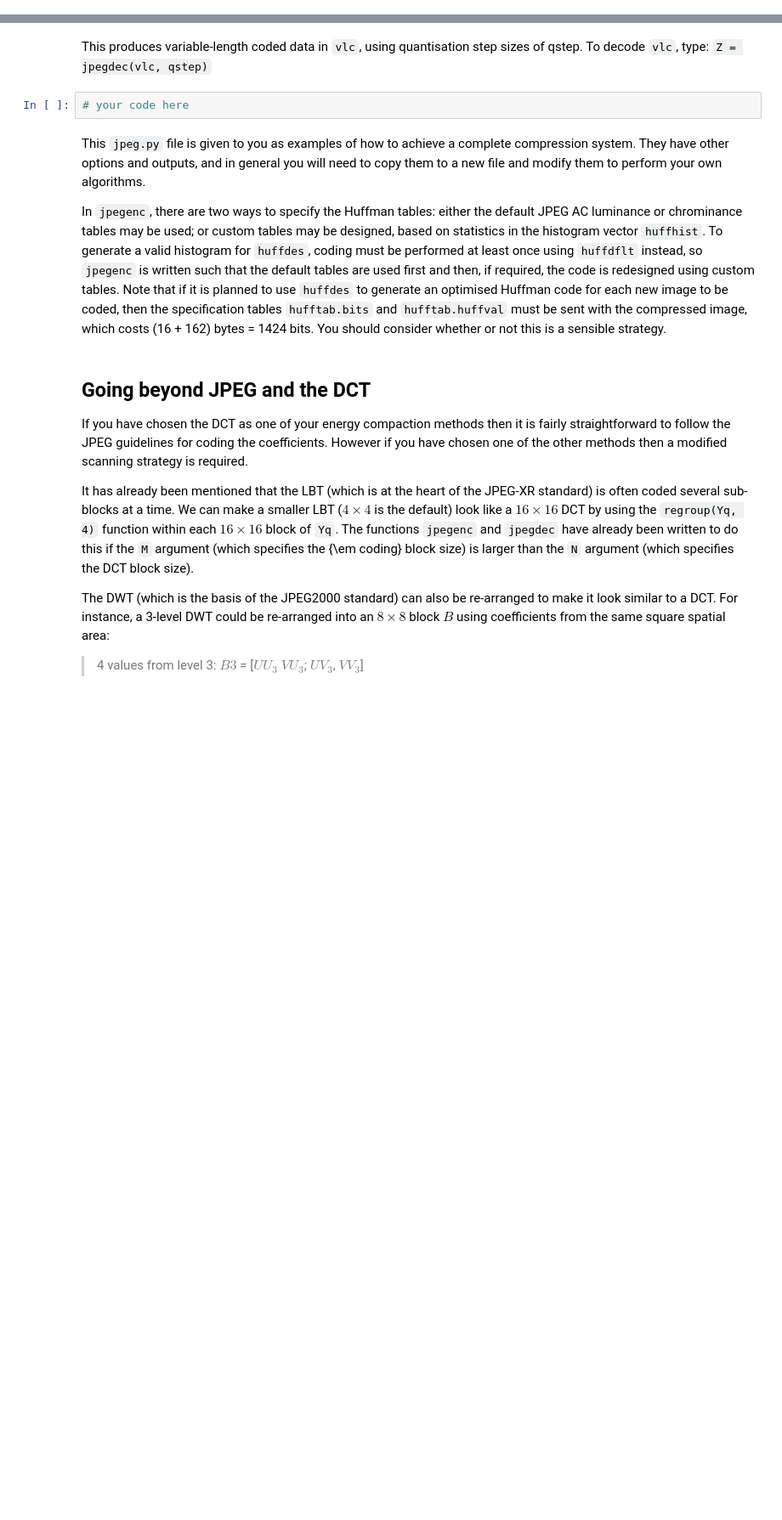
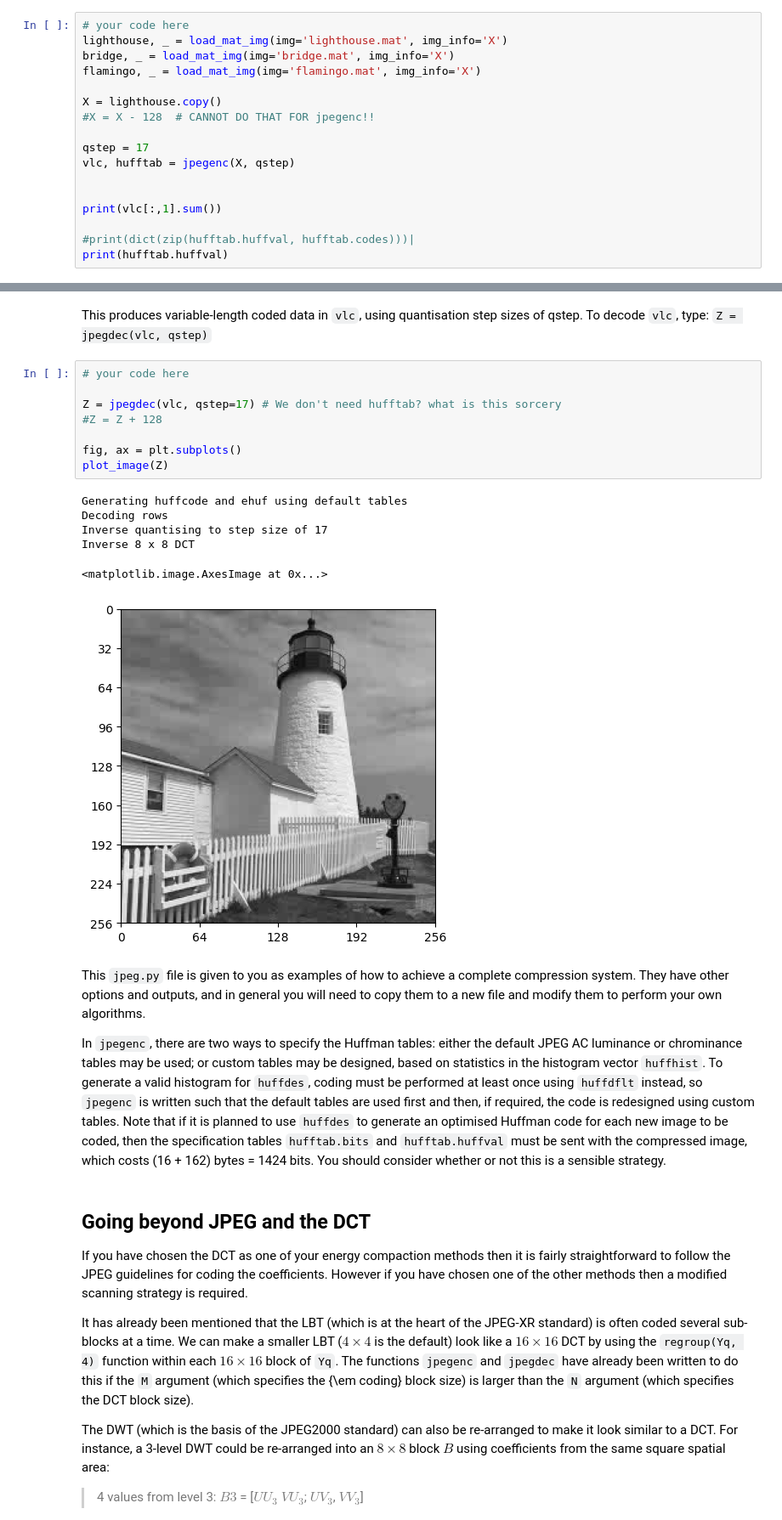
Before and after one commit to jet-tong/cued_sf2_lab, a Jupyter notebook: 12-huffman-jensen.ipynb, the cells around one changed output, grey strips where cells are left out. Shown at 85% size. Cells and saved outputs as stored; diff of their text form; blank space fills up the shorter version.

```diff
--- a/12-huffman-jensen.ipynb
+++ b/12-huffman-jensen.ipynb
@@ -124,0 +123,17 @@ You can inspect the codewords with `dict(zip(hufftab.huffval, hufftab.codes))`.
+# %%
+# your code here
+lighthouse, _ = load_mat_img(img='lighthouse.mat', img_info='X')
+bridge, _ = load_mat_img(img='bridge.mat', img_info='X')
+flamingo, _ = load_mat_img(img='flamingo.mat', img_info='X')
+
+X = lighthouse.copy()
+#X = X - 128  # CANNOT DO THAT FOR jpegenc!!
+
+qstep = 17
+vlc, hufftab = jpegenc(X, qstep)
+
+
+print(vlc[:,1].sum())
+
+#print(dict(zip(hufftab.huffval, hufftab.codes)))|
+print(hufftab.huffval)
@@ -125,7 +156,20 @@ You can inspect the codewords with `dict(zip(hufftab.huffval, hufftab.codes))`.
 # %% [markdown]
 This produces variable-length coded data in `vlc`, using quantisation step sizes of qstep.  To decode `vlc`, type:  `Z = jpegdec(vlc, qstep)`
-# %%
-# your code here
+# %%
+# your code here
+
+Z = jpegdec(vlc, qstep=17) # We don't need hufftab? what is this sorcery
+#Z = Z + 128
+
+fig, ax = plt.subplots()
+plot_image(Z)
+# %% [output]
+Generating huffcode and ehuf using default tables
+Decoding rows
+Inverse quantising to step size of 17
+Inverse 8 x 8 DCT
+<matplotlib.image.AxesImage at 0x...>
+[figure, added]
 # %% [markdown]
 This `jpeg.py` file is given to you as examples of how to achieve a complete compression
 system. They have other options and outputs, and in general you will need to copy them to a new
```
Also changed, not shown: parts of 16 cells of this notebook, 3 other files.
